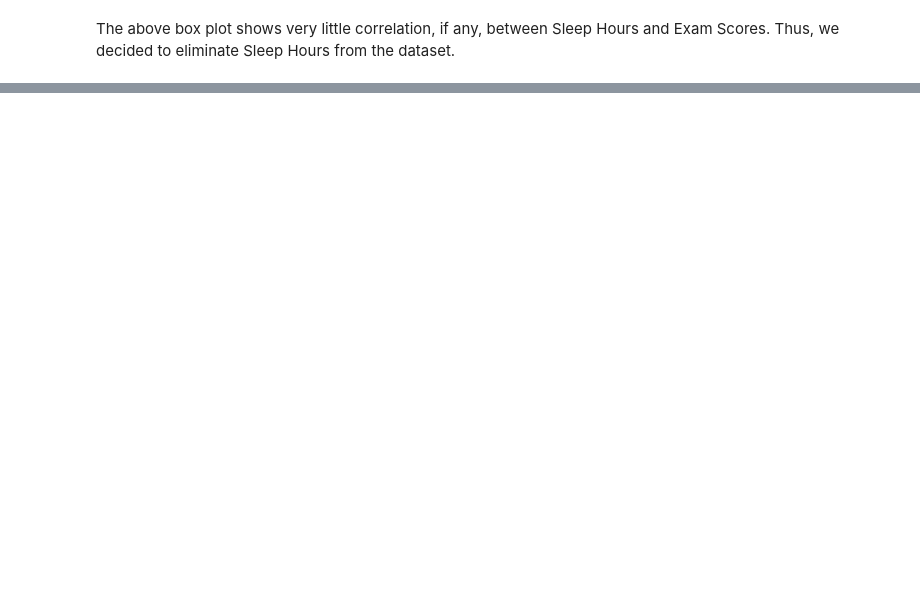
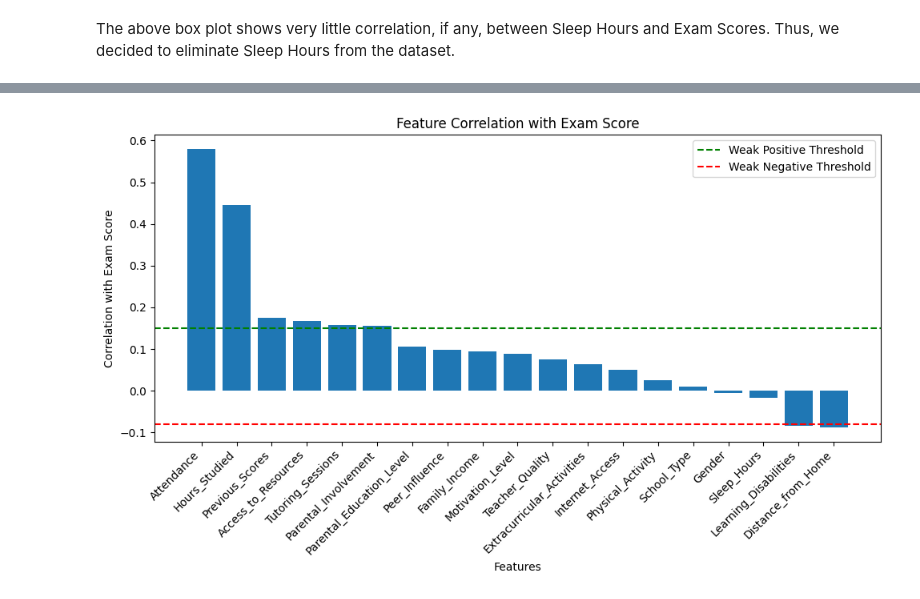
Before and after one commit to QuinnHilger/cs148-spotify, a Jupyter notebook: cs148_project.ipynb, the cells around one changed output, grey strips where cells are left out. Saved outputs shown, nothing was run; the diff lists cells and outputs as text; code cells hidden in the pictures; blank space fills up the shorter version.

```diff
--- a/cs148_project.ipynb
+++ b/cs148_project.ipynb
@@ -40,9 +41,9 @@ import pandas as pd
 import numpy as np
 import matplotlib.pyplot as plt
 
-complete_data = pd.read_csv("/content/StudentPerformanceFactors.csv")
+loaded_data = pd.read_csv("/content/StudentPerformanceFactors.csv")
 
-print(complete_data.columns)
+data=loaded_data.copy()
 
-complete_data.head(10)
+data.head(10)
 # %% [output]
@@ -68,13 +61,7 @@ Index(['Hours_Studied', 'Attendance', 'Parental_Involvement',
 # %%
 # Data Cleaning attempts (Missingness and Imputation)
 
-# Clean the CSV to only use the features we plan to analyze, as well as the response variable
-
-main_features = ['Hours_Studied', 'Attendance', 'Previous_Scores', 'Parental_Involvement', 'Learning_Disabilities', 'Access_to_Resources', 'Distance_from_Home', 'Tutoring_Sessions', 'Exam_Score']
-
-data = complete_data[main_features]
-
-# Searched data for missing values and confirmed all cells were complete
+# Searched data for missing values
 print("columns and how many null values")
 print(data.isnull().sum())
 
@@ -233,0 +288,21 @@ plt.show()
+# %%
+# Calculate correlations
+correlations = data.corr()['Exam_Score']
+
+# Sort correlations in descending order (excluding Exam_Score)
+sorted_correlations = correlations.sort_values(ascending=False)[1:]
+
+# Create the plot
+plt.figure(figsize=(10, 6))
+plt.axhline(y=0.15, color='g', linestyle='--', label='Weak Positive Threshold')
+plt.axhline(y=-0.08, color='r', linestyle='--', label='Weak Negative Threshold')
+plt.bar(sorted_correlations.index, sorted_correlations.values)  # Exclude 'Exam_Score' itself
+plt.xlabel("Features")
+plt.ylabel("Correlation with Exam Score")
+plt.title("Feature Correlation with Exam Score")
+plt.xticks(rotation=45, ha='right')
+plt.tight_layout()
+plt.legend()
+plt.show()
+# %% [output]
+[figure, added]
```
Also changed, not shown: parts of 14 cells of this notebook, 6 other files.
